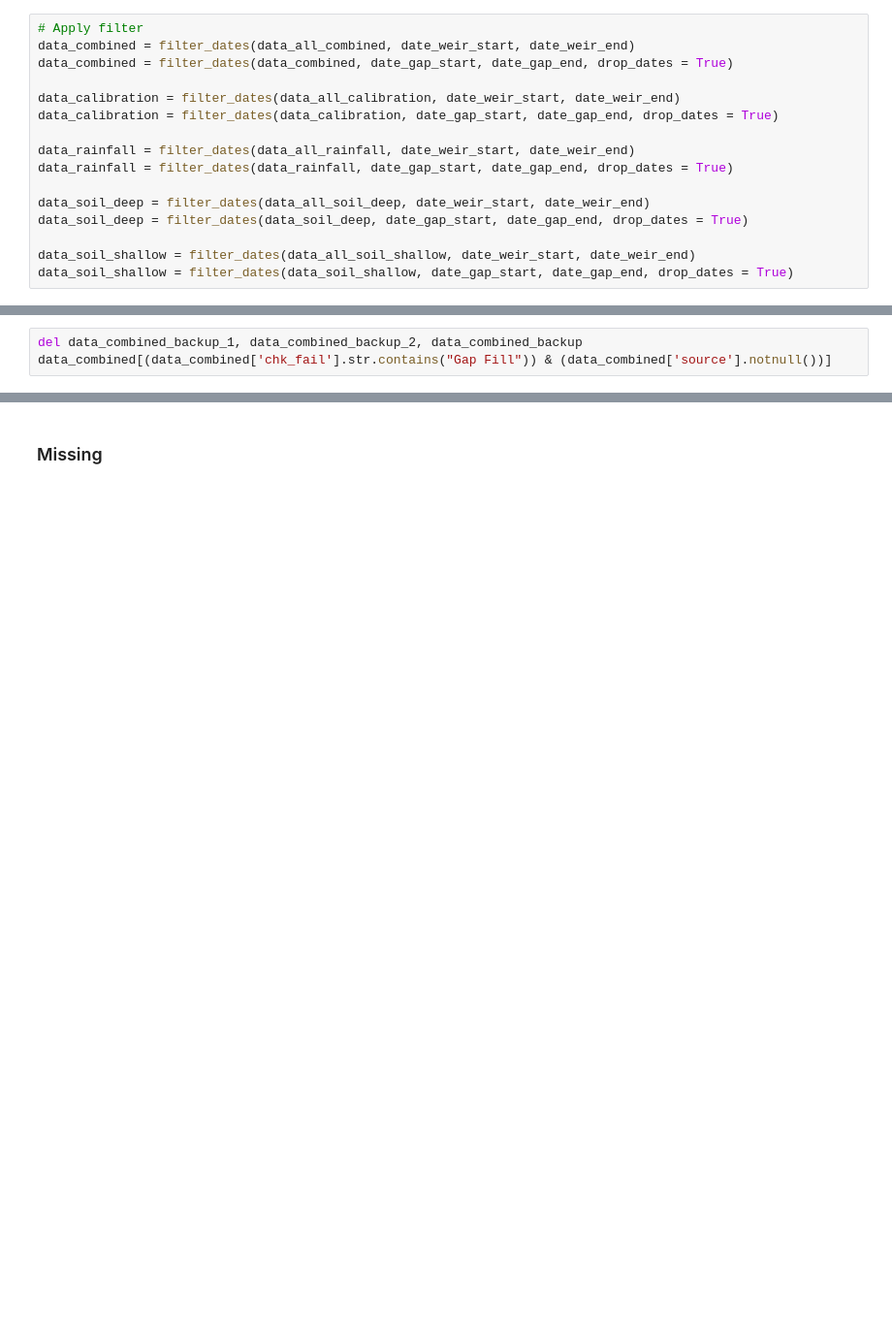
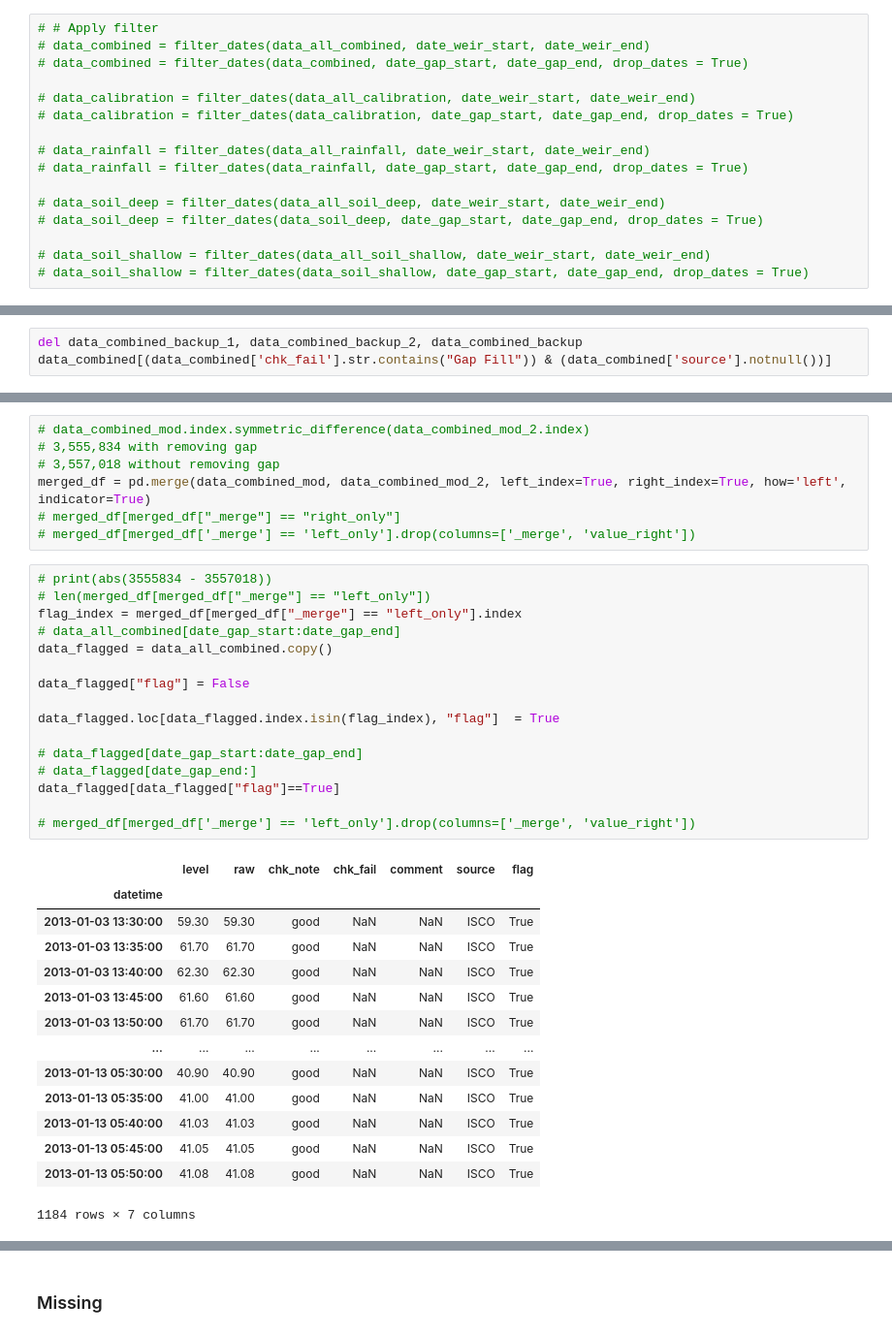
Before and after one commit to gmcginnis/info-698-capstone, a Jupyter notebook: 01_eda.ipynb, the cells around one changed output, grey strips where cells are left out. Shown at 97% size. Saved outputs shown, nothing was run; the diff lists cells and outputs as text; blank space fills up the shorter version.

```diff
--- a/01_eda.ipynb
+++ b/01_eda.ipynb
@@ -391,16 +436,16 @@ Two year gap: 2013-01-02 18:54:38 through 2014-08-22 10:21:32
 # %%
-# Apply filter
-data_combined = filter_dates(data_all_combined, date_weir_start, date_weir_end)
-data_combined = filter_dates(data_combined, date_gap_start, date_gap_end, drop_dates = True)
+# # Apply filter
+# data_combined = filter_dates(data_all_combined, date_weir_start, date_weir_end)
+# data_combined = filter_dates(data_combined, date_gap_start, date_gap_end, drop_dates = True)
 
-data_calibration = filter_dates(data_all_calibration, date_weir_start, date_weir_end)
-data_calibration = filter_dates(data_calibration, date_gap_start, date_gap_end, drop_dates = True)
+# data_calibration = filter_dates(data_all_calibration, date_weir_start, date_weir_end)
+# data_calibration = filter_dates(data_calibration, date_gap_start, date_gap_end, drop_dates = True)
 
-data_rainfall = filter_dates(data_all_rainfall, date_weir_start, date_weir_end)
-data_rainfall = filter_dates(data_rainfall, date_gap_start, date_gap_end, drop_dates = True)
+# data_rainfall = filter_dates(data_all_rainfall, date_weir_start, date_weir_end)
+# data_rainfall = filter_dates(data_rainfall, date_gap_start, date_gap_end, drop_dates = True)
 
-data_soil_deep = filter_dates(data_all_soil_deep, date_weir_start, date_weir_end)
-data_soil_deep = filter_dates(data_soil_deep, date_gap_start, date_gap_end, drop_dates = True)
+# data_soil_deep = filter_dates(data_all_soil_deep, date_weir_start, date_weir_end)
+# data_soil_deep = filter_dates(data_soil_deep, date_gap_start, date_gap_end, drop_dates = True)
 
-data_soil_shallow = filter_dates(data_all_soil_shallow, date_weir_start, date_weir_end)
-data_soil_shallow = filter_dates(data_soil_shallow, date_gap_start, date_gap_end, drop_dates = True)
+# data_soil_shallow = filter_dates(data_all_soil_shallow, date_weir_start, date_weir_end)
+# data_soil_shallow = filter_dates(data_soil_shallow, date_gap_start, date_gap_end, drop_dates = True)
@@ -534,0 +644,38 @@ data_combined
+# %%
+# data_combined_mod.index.symmetric_difference(data_combined_mod_2.index)
+# 3,555,834 with removing gap
+# 3,557,018 without removing gap
+merged_df = pd.merge(data_combined_mod, data_combined_mod_2, left_index=True, right_index=True, how='left', indicator=True)
+# merged_df[merged_df["_merge"] == "right_only"]
+# merged_df[merged_df['_merge'] == 'left_only'].drop(columns=['_merge', 'value_right'])
+# %%
+# print(abs(3555834 - 3557018))
+# len(merged_df[merged_df["_merge"] == "left_only"])
+flag_index = merged_df[merged_df["_merge"] == "left_only"].index
+# data_all_combined[date_gap_start:date_gap_end]
+data_flagged = data_all_combined.copy()
+
+data_flagged["flag"] = False
+
+data_flagged.loc[data_flagged.index.isin(flag_index), "flag"]  = True
+
+# data_flagged[date_gap_start:date_gap_end]
+# data_flagged[date_gap_end:]
+data_flagged[data_flagged["flag"]==True]
+
+# merged_df[merged_df['_merge'] == 'left_only'].drop(columns=['_merge', 'value_right'])
+# %% [output]
+|  | level | raw | chk_note | chk_fail | comment | source | flag |
+| datetime |  |  |  |  |  |  |  |
+| 2013-01-03 13:30:00 | 59.30 | 59.30 | good | NaN | NaN | ISCO | True |
+| 2013-01-03 13:35:00 | 61.70 | 61.70 | good | NaN | NaN | ISCO | True |
+| 2013-01-03 13:40:00 | 62.30 | 62.30 | good | NaN | NaN | ISCO | True |
+| 2013-01-03 13:45:00 | 61.60 | 61.60 | good | NaN | NaN | ISCO | True |
+| 2013-01-03 13:50:00 | 61.70 | 61.70 | good | NaN | NaN | ISCO | True |
+| ... | ... | ... | ... | ... | ... | ... | ... |
+| 2013-01-13 05:30:00 | 40.90 | 40.90 | good | NaN | NaN | ISCO | True |
+| 2013-01-13 05:35:00 | 41.00 | 41.00 | good | NaN | NaN | ISCO | True |
+| 2013-01-13 05:40:00 | 41.03 | 41.03 | good | NaN | NaN | ISCO | True |
+| 2013-01-13 05:45:00 | 41.05 | 41.05 | good | NaN | NaN | ISCO | True |
+| 2013-01-13 05:50:00 | 41.08 | 41.08 | good | NaN | NaN | ISCO | True |
+1184 rows × 7 columns
```
Also changed, not shown: parts of 12 cells of this notebook.
